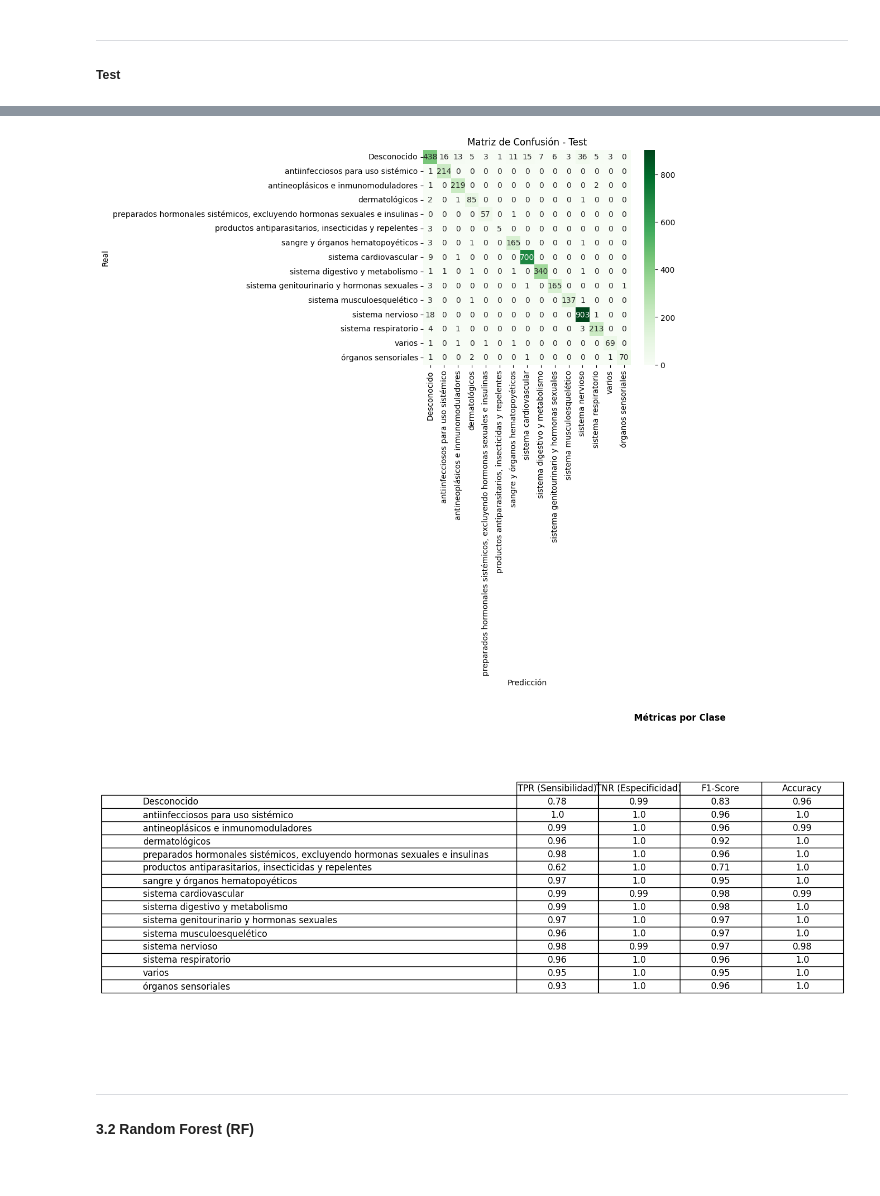
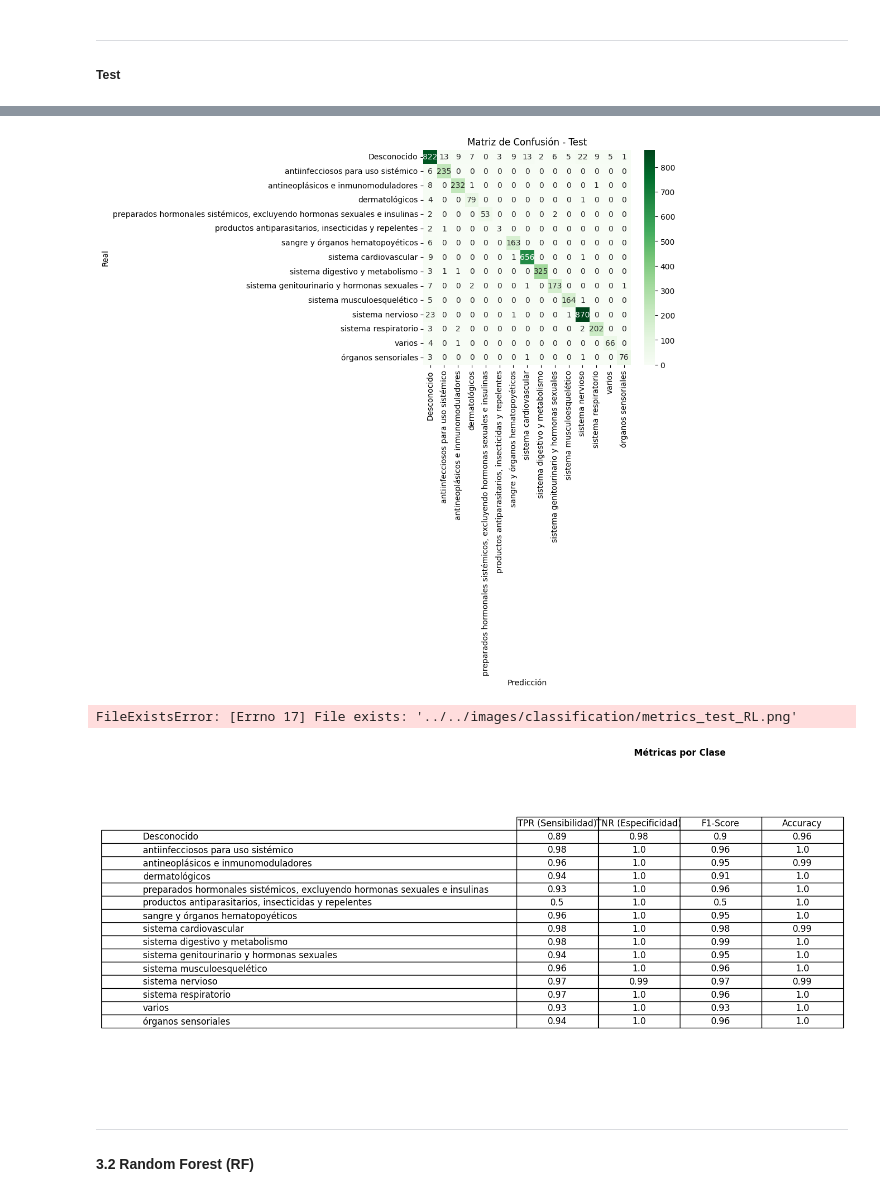
Before and after one commit to carlosriegom/PharmAI, a Jupyter notebook: src/4_ml_classification/ml_classification.ipynb, the cells around one changed output, grey strips where cells are left out. Drawn from its saved outputs; the diff is of its cells as text; code cells hidden in the pictures.

```diff
--- a/src/4_ml_classification/ml_classification.ipynb
+++ b/src/4_ml_classification/ml_classification.ipynb
@@ -108,7 +110,7 @@ print("### Grid Search: Regresión Logística ###")
 
 # Definir el grid de hiperparámetros. Por ejemplo, se puede optimizar el parámetro C
 param_grid_lr = {
-    "C": [100],
+    "C": [100, 200, 500],
     "penalty": ["l2"],  # Para 'l1' se necesita solver 'liblinear'
     "solver": ["lbfgs"],  # lbfgs soporta multiclass
     "max_iter": [1000],
@@ -117,6 +119,11 @@ param_grid_lr = {
 ### Grid Search: Regresión Logística ###
 # %%
 lr = LogisticRegression(random_state=42)
-grid_lr = GridSearchCV(lr, param_grid_lr, cv=5, scoring="accuracy", n_jobs=-1)
+grid_lr = GridSearchCV(lr,
+                        param_grid_lr,
+                        cv=5,
+                        scoring="accuracy",
+                        n_jobs=10,
+                        return_train_score=True)
 grid_lr.fit(X_train, y_train)
 # %% [output]
@@ -202,7 +209,10 @@ def plot_test_confusion_matrix_metrics(y_test, y_pred_test, model):
     plt.ylabel('Real')
     plt.xticks(rotation=90)
     plt.tight_layout()
-    plt.savefig(os.path.join(output_folder, f"matriz_confusion_test_{model}.png"), bbox_inches='tight')
+    # Crear el directorio de salida si no existe
+    final_output_path = os.path.join(output_folder, f"matriz_confusion_test_{model}.png")
+    os.makedirs(output_folder, exist_ok=True)
+    plt.savefig(final_output_path, bbox_inches='tight')
     plt.show()
 
     # Calcular métricas por clase
@@ -219,35 +229,39 @@ def plot_test_confusion_matrix_metrics(y_test, y_pred_test, model):
         f1 = 2 * TP / (2 * TP + FP + FN) if (2 * TP + FP + FN) > 0 else 0
         acc = (TP + TN) / total if total > 0 else 0
 
         metrics["Clase"].append(class_names[i])
         metrics["TPR (Sensibilidad)"].append(round(tpr, 2))
         metrics["TNR (Especificidad)"].append(round(tnr, 2))
         metrics["F1-Score"].append(round(f1, 2))
         metrics["Accuracy"].append(round(acc, 2))
 
     df_metrics = pd.DataFrame(metrics).set_index("Clase")
 
     # Visualizar la tabla de métricas
     fig, ax = plt.subplots(figsize=(8, 0.5 + 0.5 * n_classes))
     ax.axis('tight')
     ax.axis('off')
     table = ax.table(cellText=df_metrics.values,
                      colLabels=df_metrics.columns,
                      rowLabels=df_metrics.index,
                      cellLoc='center',
                      loc='center')
     table.auto_set_font_size(False)
     table.set_fontsize(12)
     table.scale(1, 1.5)
     plt.title("Métricas por Clase", fontweight="bold")
     plt.tight_layout()
-    plt.savefig(os.path.join(output_folder, f"metrics_test_{model}.png"), bbox_inches='tight')
+    # Crear el directorio de salida si no existe
+    final_output_path = os.path.join(output_folder, f"metrics_test_{model}.png")
+    os.makedirs(final_output_path, exist_ok=True)
+    plt.savefig(final_output_path, bbox_inches='tight')
     plt.show()
 
 # Matriz de confusión de la regresión logística
 plot_test_confusion_matrix_metrics(y_test, y_test_pred_lr, 'RL')
 # %% [output]
-[figure, old version]
+[figure, new version]
+FileExistsError: [Errno 17] File exists: '../../images/classification/metrics_test_RL.png'
 [figure]
 # %% [markdown]
 ---
```
Also changed, not shown: parts of 13 cells of this notebook, 37 other files.
